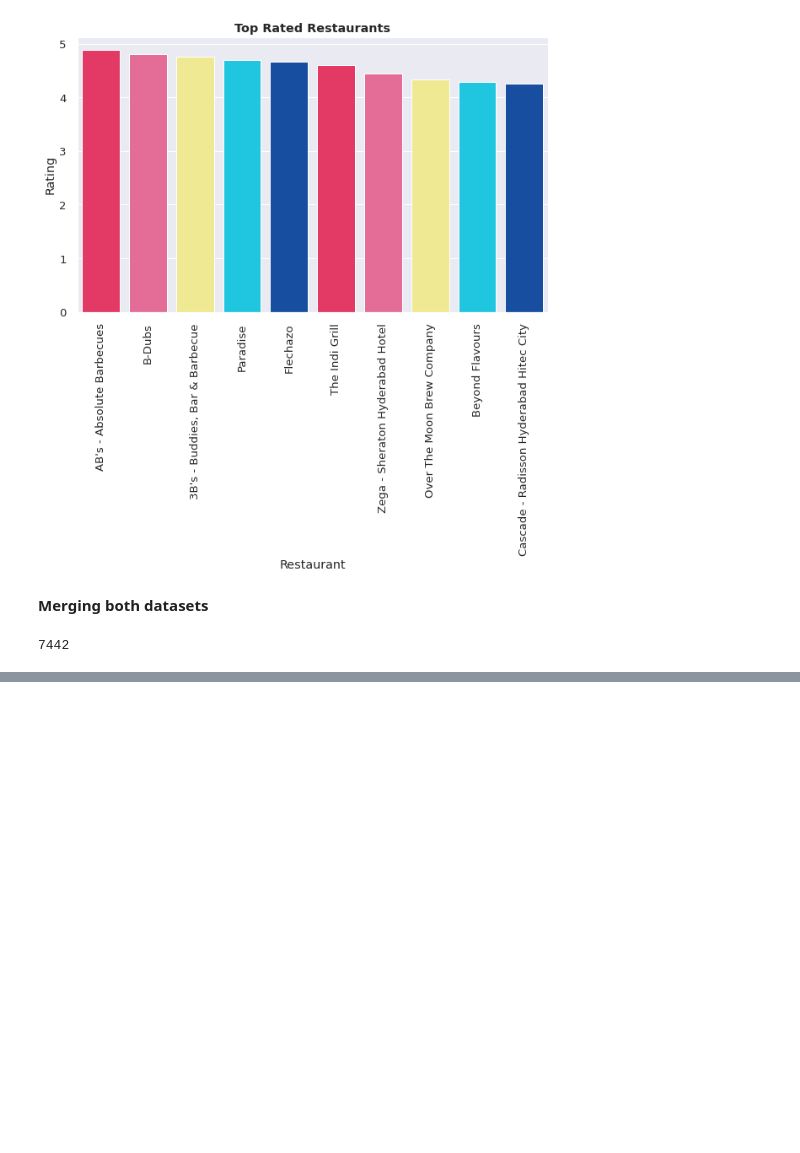
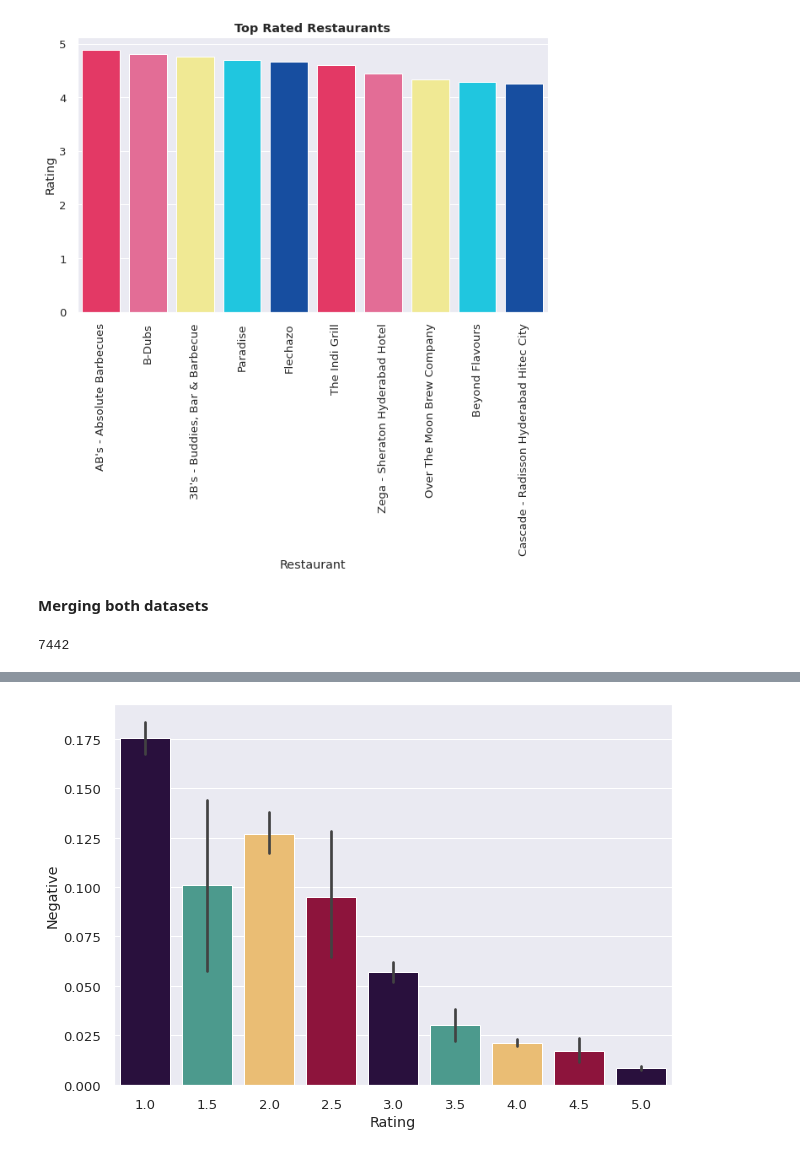
Before and after one commit to SethupathyM/Unsupervised_ML_Clustering_and_Sentiment_Analysis_Zomato_Restaurant, a Jupyter notebook: Zomato_Restaurant_Clustering_and_Sentiment_Analysis_.ipynb, the cells around one changed output, grey strips where cells are left out. Drawn from its saved outputs; the diff is of its cells as text; code cells hidden in the pictures; blank space fills up the shorter version.

```diff
--- a/Zomato_Restaurant_Clustering_and_Sentiment_Analysis_.ipynb
+++ b/Zomato_Restaurant_Clustering_and_Sentiment_Analysis_.ipynb
@@ -1120,0 +1135,2 @@ sia.polarity_scores('i am happy!')
+# %%
+df_r['nltk_polarity'] = df_r['Reviews'].apply(lambda x: sia.polarity_scores(x))
@@ -1120,0 +1173,11 @@ sia.polarity_scores('i am happy!')
+# %%
+# Function for bar plot in vader dataframe
+def barplotpolarity(x,y,palette):
+  plt.figure(figsize = (10,7))
+  sns.barplot(data = df_r,x = x,y = y,palette = palette)
+  plt.show()
+# %%
+# Neagtive Polarity
+barplotpolarity('Rating','Negative',['#2A0944','#3FA796','#FEC260','#A10035'])
+# %% [output]
+[figure, added]
```
Also changed, not shown: parts of 38 cells of this notebook.
